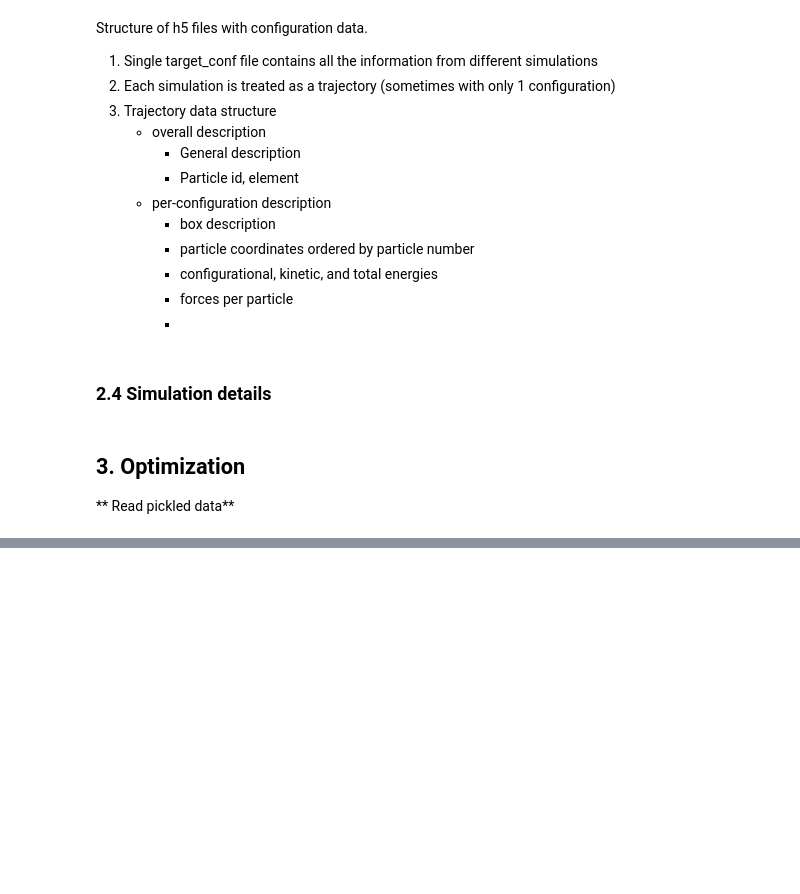
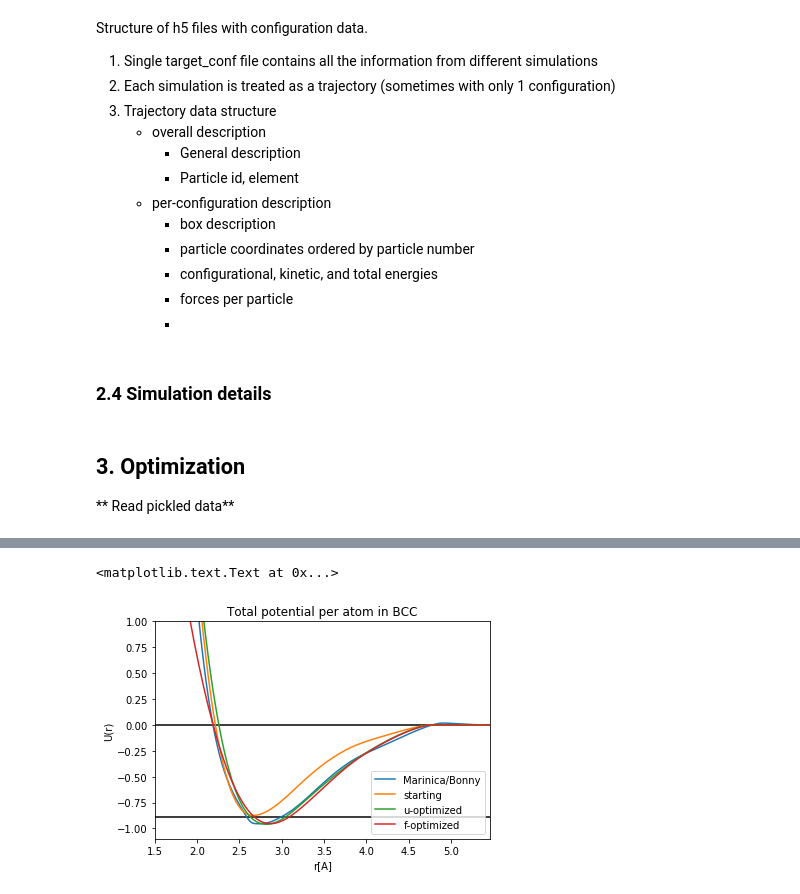
Before and after one commit to vlcekl/eam-models, a Jupyter notebook: notebooks/IFF_optimize.ipynb, the cells around one changed output, grey strips where cells are left out. Saved outputs shown, nothing was run; the diff lists cells and outputs as text; code cells hidden in the pictures; blank space fills up the shorter version.

```diff
--- a/notebooks/IFF_optimize.ipynb
+++ b/notebooks/IFF_optimize.ipynb
@@ -571,0 +666,46 @@ print(*params_opt)
+# %%
+# Gauge conversion perameters
+C = 1.848055990
+S = 2.232322602e-1
+
+# Rescaled cohesive potential function
+rho = lambda r: phi(r, rho_w_a, rho_w_r)*S
+
+# Rescaled embedding function with Bonny's correction
+Fe = lambda d, a: F(d/S, a) + C/S*d # rescaled potential
+Fc = lambda d, a: a[0] + a[1]*d + a[2]*d**2 + a[3]*d**3 # correction
+Fa = lambda d, a1, a2: Fe(d, a1) if d < 1.359141225 else Fc(d, a2) # rescaled + correction
+
+# Rescaled pair potential function
+V_pair = lambda r: 0.5*(V(r, V_w_a, V_w_r) - 2*C*rho(r)/S)
+
+# Manybody potential for 8 NN
+V_man = lambda x: Fa(rho(x)*8, F_w_a, Fc_w_a)/8
+V_many = lambda d: Fa(d, F_w_a, Fc_w_a)
+# %%
+rcut = 5.46
+r = np.linspace(0., rcut, 201)
+
+pot = [utot_re(x) for x in r]
+pot_start = [utot_opt(x, pair_x, many_x) for x in r]
+pot_uopt = [utot_opt(x, pair_y, many_y) for x in r]
+pot_fopt = [utot_opt(x, pair_z, many_z) for x in r]
+
+plt.title('Total potential per atom in BCC')
+pot_tot = [V_pair(x) + V_man(x) for x in r]
+plt.plot(r, pot_tot, label='Marinica/Bonny')
+#plt.plot(r, pot, label='original')
+plt.plot(r, pot_start, label='starting')
+plt.plot(r, pot_uopt, label='u-optimized')
+plt.plot(r, pot_fopt, label='f-optimized')
+
+plt.legend()
+plt.hlines(0.0, 1.5, rcut)
+plt.hlines(-0.89, 1.5, rcut)
+
+plt.axis([1.5, rcut, -1.1, 1.0])
+plt.xlabel('r[A]')
+plt.ylabel(r'U(r)')
+# %% [output]
+<matplotlib.text.Text at 0x...>
+[figure, added]
```
Also changed, not shown: parts of 27 cells of this notebook, 4 other files.
